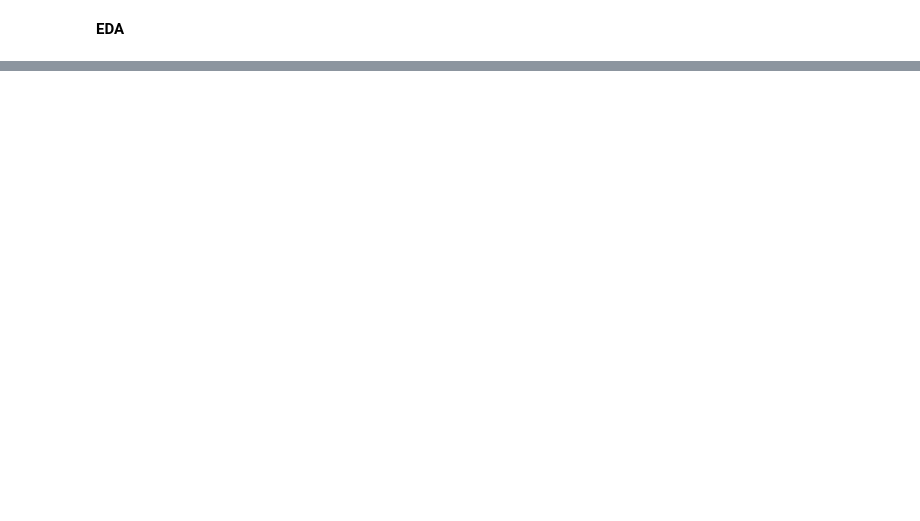
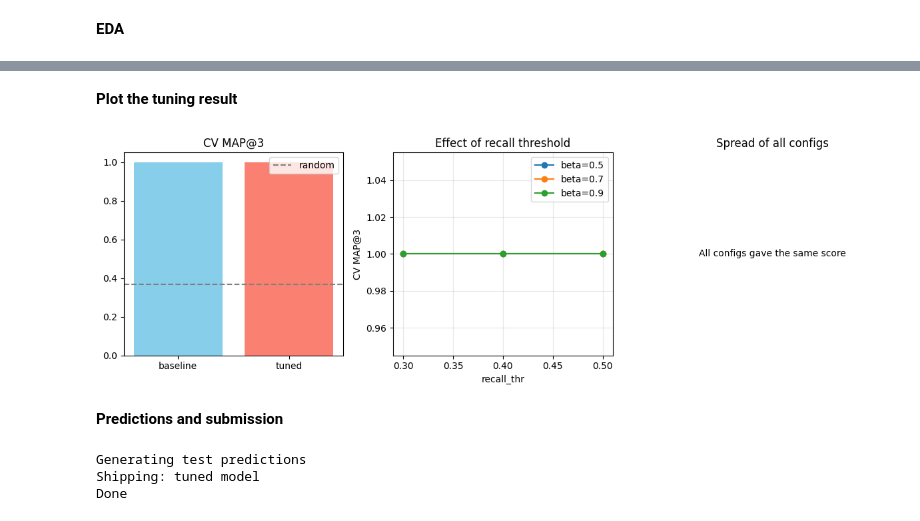
Before and after one commit to 22f1000828/DL-22f1000828-notebook-t22026, a Jupyter notebook: kaggle_notebook.ipynb, the cells around one changed output, grey strips where cells are left out. Cells and saved outputs as stored; diff of their text form; code cells hidden in the pictures; blank space fills up the shorter version.

```diff
--- a/kaggle_notebook.ipynb
+++ b/kaggle_notebook.ipynb
@@ -1015,0 +348,18 @@ If this is very unbalanced then my model is guessing one option too often.
+# %%
+print("Cross validating")
+kf = KFold(n_splits=N_FOLDS, shuffle=True, random_state=SEED)
+
+# compute the similarity matrices once, then reuse them for every config
+fold_cache = []
+for tr_idx, va_idx in kf.split(range(len(train))):
+    sim_c = combined_sim(Xw_tr[va_idx], Xc_tr[va_idx], Xw_tr[tr_idx], Xc_tr[tr_idx])
+    sim_w = cosine_similarity(Xw_tr[va_idx], Xw_tr[tr_idx])
+    fold_cache.append((
+        sim_c,
+        sim_w,
+        train_label_idx[tr_idx],
+        [train_heur[i] for i in va_idx],
+        [train_label_idx[i] for i in va_idx],
+        [train.iloc[i] for i in va_idx],
+    ))
+print("Similarity matrices ready")
@@ -1015,0 +495,62 @@ If this is very unbalanced then my model is guessing one option too often.
+# %% [markdown]
+**Plot the tuning result**
+# %%
+plt.figure(figsize=(12, 4))
+
+plt.subplot(1, 3, 1)
+plt.bar(['baseline', 'tuned'], [baseline_cv, new_cv], color=['skyblue', 'salmon'])
+plt.axhline(0.3667, color='gray', linestyle='--', label='random')
+plt.title("CV MAP@3")
+plt.legend()
+
+plt.subplot(1, 3, 2)
+for beta in sorted(results_df['beta'].unique()):
+    sub = results_df[results_df['beta'] == beta].sort_values('recall_thr')
+    grouped = sub.groupby('recall_thr')['cv_map3'].mean()
+    plt.plot(grouped.index, grouped.values, marker='o', label="beta=" + str(beta))
+plt.title("Effect of recall threshold")
+plt.xlabel("recall_thr")
+plt.ylabel("CV MAP@3")
+plt.legend()
+plt.grid(True, alpha=0.3)
+
+plt.subplot(1, 3, 3)
+# if every config gives the same score the histogram would fail, so I check first
+if results_df['cv_map3'].nunique() > 1:
+    plt.hist(results_df['cv_map3'], bins=20, color='skyblue', edgecolor='white')
+    plt.title("Spread of all configs")
+    plt.xlabel("CV MAP@3")
+    plt.ylabel("Count")
+else:
+    plt.text(0.5, 0.5, "All configs gave the same score", ha='center', va='center')
+    plt.title("Spread of all configs")
+    plt.axis('off')
+
+plt.tight_layout()
+plt.show()
+# %% [output]
+[figure, added]
+# %% [markdown]
+**Predictions and submission**
+# %%
+print("Generating test predictions")
+sim_c_te = combined_sim(Xw_te, Xc_te, Xw_tr, Xc_tr)
+sim_w_te = cosine_similarity(Xw_te, Xw_tr)
+
+use_new = new_cv >= baseline_cv
+print("Shipping:", "tuned model" if use_new else "baseline (safety fallback)")
+
+pred_idx = []
+for r in range(sim_c_te.shape[0]):
+    if use_new:
+        idx3 = predict_v3(sim_c_te[r], sim_w_te[r], train_label_idx, test_heur[r], *best_cfg)
+    else:
+        idx3 = predict_baseline(sim_w_te[r], train_label_idx, test.iloc[r])
+    pred_idx.append(idx3)
+
+pred_str = [" ".join(LABELS[i] for i in p) for p in pred_idx]
+print("Done")
+# %% [output]
+Generating test predictions
+Shipping: tuned model
+Done
```
Also changed, not shown: parts of 69 cells of this notebook.
